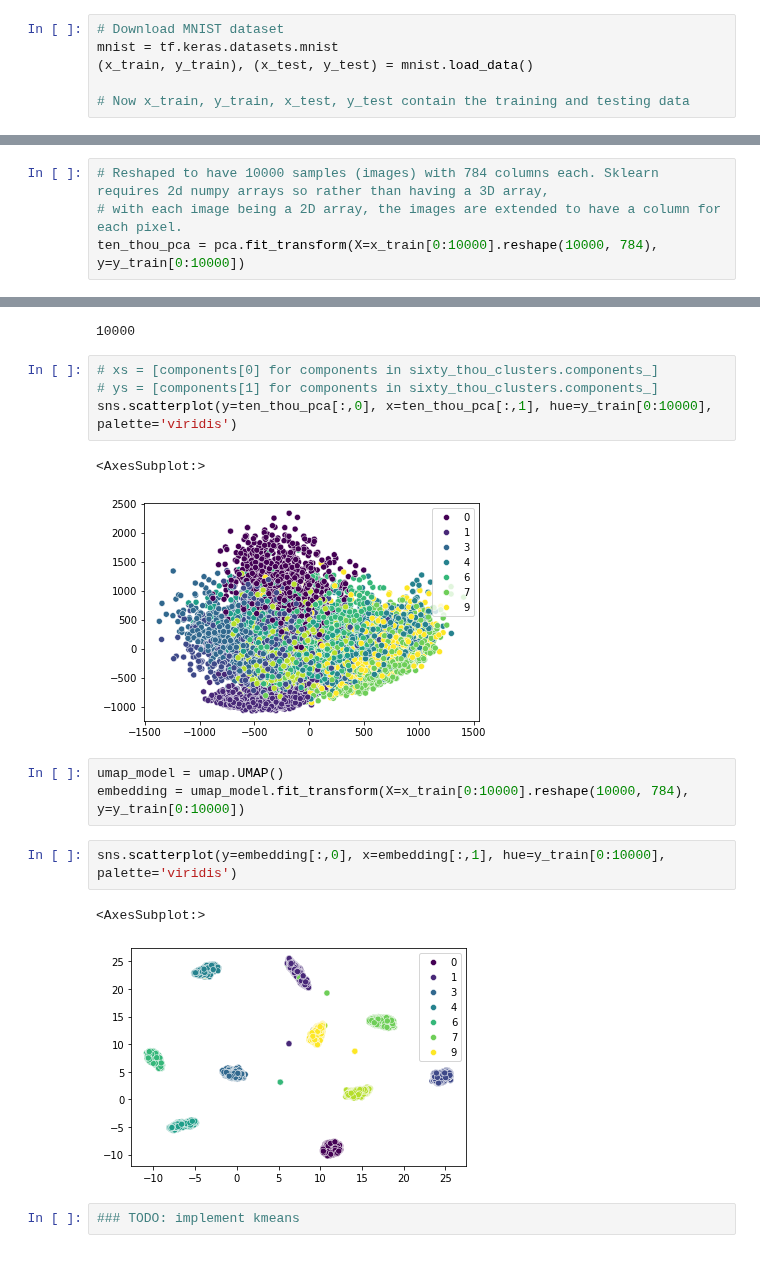
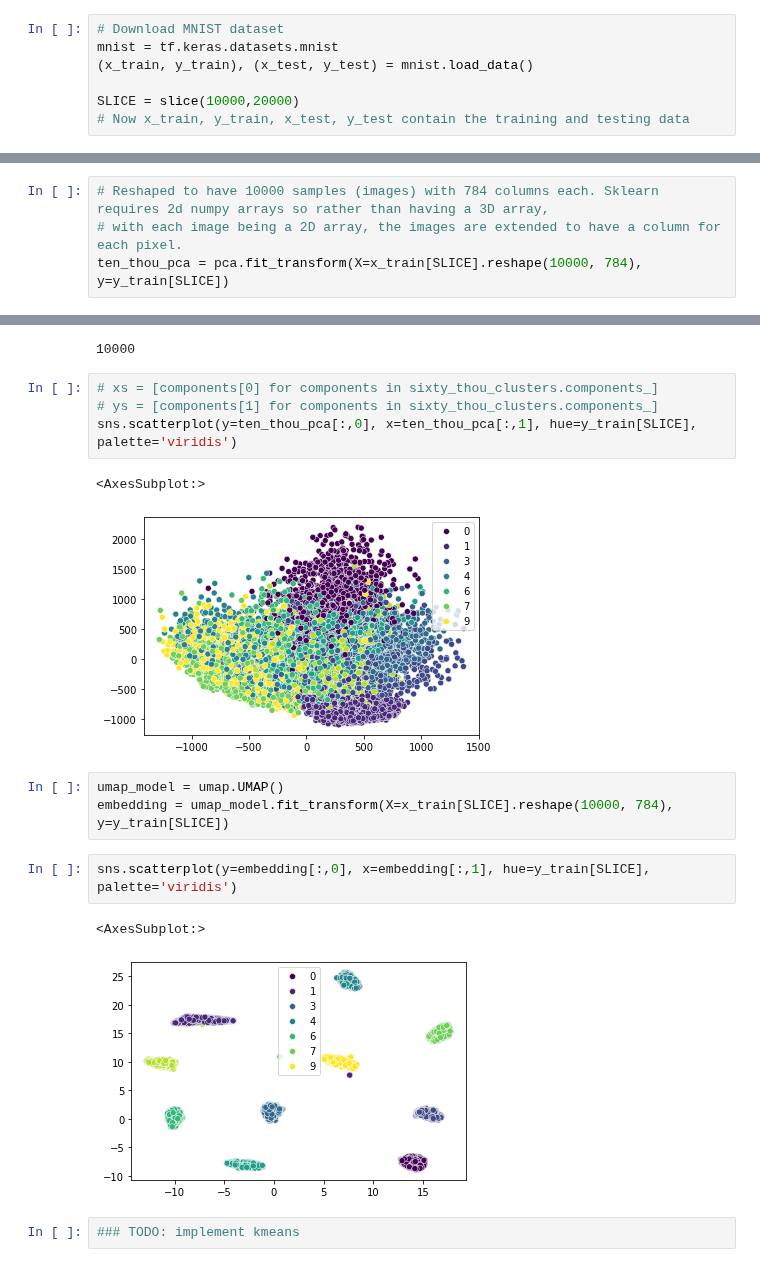
Before and after one commit to tristannew/recursive-clustering-mnist, a Jupyter notebook: recursive_clustering_mnist.ipynb, the cells around one changed output, grey strips where cells are left out. Cells and saved outputs as stored; diff of their text form.

Commit message:
use slice object

```diff
--- a/recursive_clustering_mnist.ipynb
+++ b/recursive_clustering_mnist.ipynb
@@ -11,4 +21,5 @@ import umap
 mnist = tf.keras.datasets.mnist
 (x_train, y_train), (x_test, y_test) = mnist.load_data()
 
+SLICE = slice(10000,20000)
 # Now x_train, y_train, x_test, y_test contain the training and testing data
@@ -37,7 +38,7 @@ pca = PCA(n_components=2)
 # %%
 # Reshaped to have 10000 samples (images) with 784 columns each. Sklearn requires 2d numpy arrays so rather than having a 3D array,
 # with each image being a 2D array, the images are extended to have a column for each pixel.
-ten_thou_pca = pca.fit_transform(X=x_train[0:10000].reshape(10000, 784), y=y_train[0:10000])
+ten_thou_pca = pca.fit_transform(X=x_train[SLICE].reshape(10000, 784), y=y_train[SLICE])
 # %%
 len(ten_thou_pca)
 # %% [output]
@@ -45,18 +46,18 @@ len(ten_thou_pca)
 # %%
 # xs = [components[0] for components in sixty_thou_clusters.components_]
 # ys = [components[1] for components in sixty_thou_clusters.components_]
-sns.scatterplot(y=ten_thou_pca[:,0], x=ten_thou_pca[:,1], hue=y_train[0:10000], palette='viridis')
+sns.scatterplot(y=ten_thou_pca[:,0], x=ten_thou_pca[:,1], hue=y_train[SLICE], palette='viridis')
 # %% [output]
 <AxesSubplot:>
-[figure, old version]
+[figure, new version]
 # %%
 umap_model = umap.UMAP()
-embedding = umap_model.fit_transform(X=x_train[0:10000].reshape(10000, 784), y=y_train[0:10000])
+embedding = umap_model.fit_transform(X=x_train[SLICE].reshape(10000, 784), y=y_train[SLICE])
 # %%
-sns.scatterplot(y=embedding[:,0], x=embedding[:,1], hue=y_train[0:10000], palette='viridis')
+sns.scatterplot(y=embedding[:,0], x=embedding[:,1], hue=y_train[SLICE], palette='viridis')
 # %% [output]
 <AxesSubplot:>
-[figure, old version]
+[figure, new version]
 # %%
 ### TODO: implement kmeans
 # %%
```
Also changed, not shown: parts of 3 cells of this notebook.
